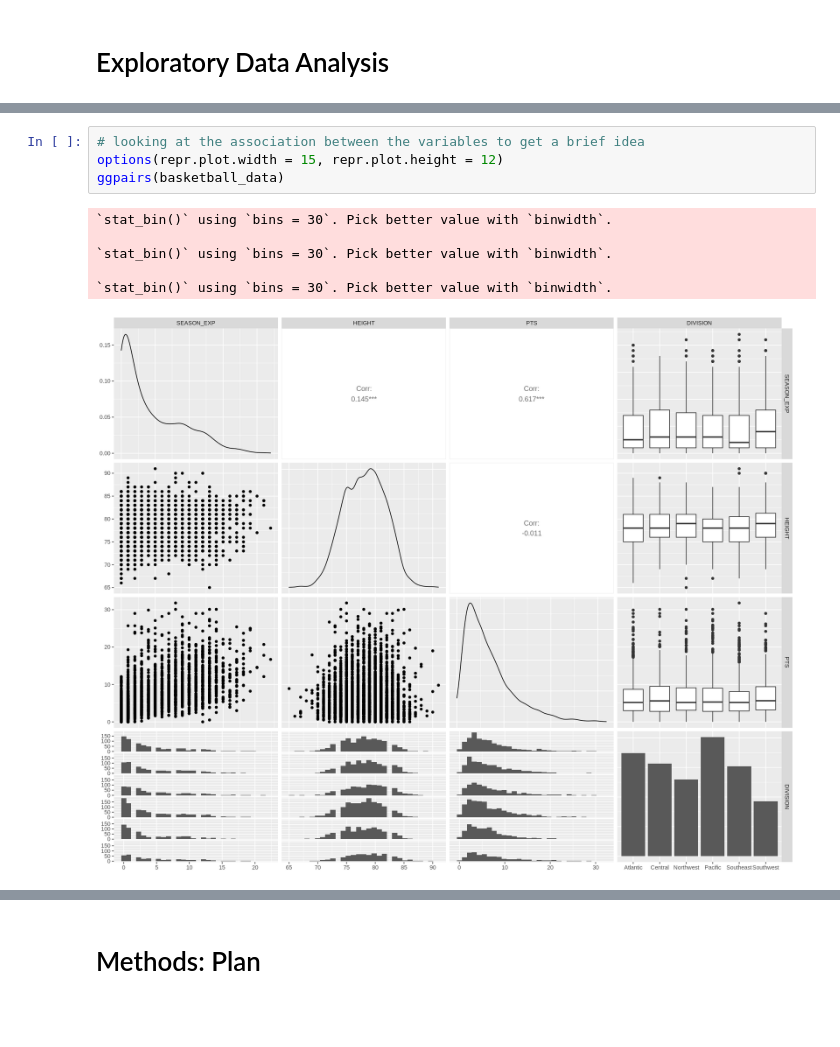
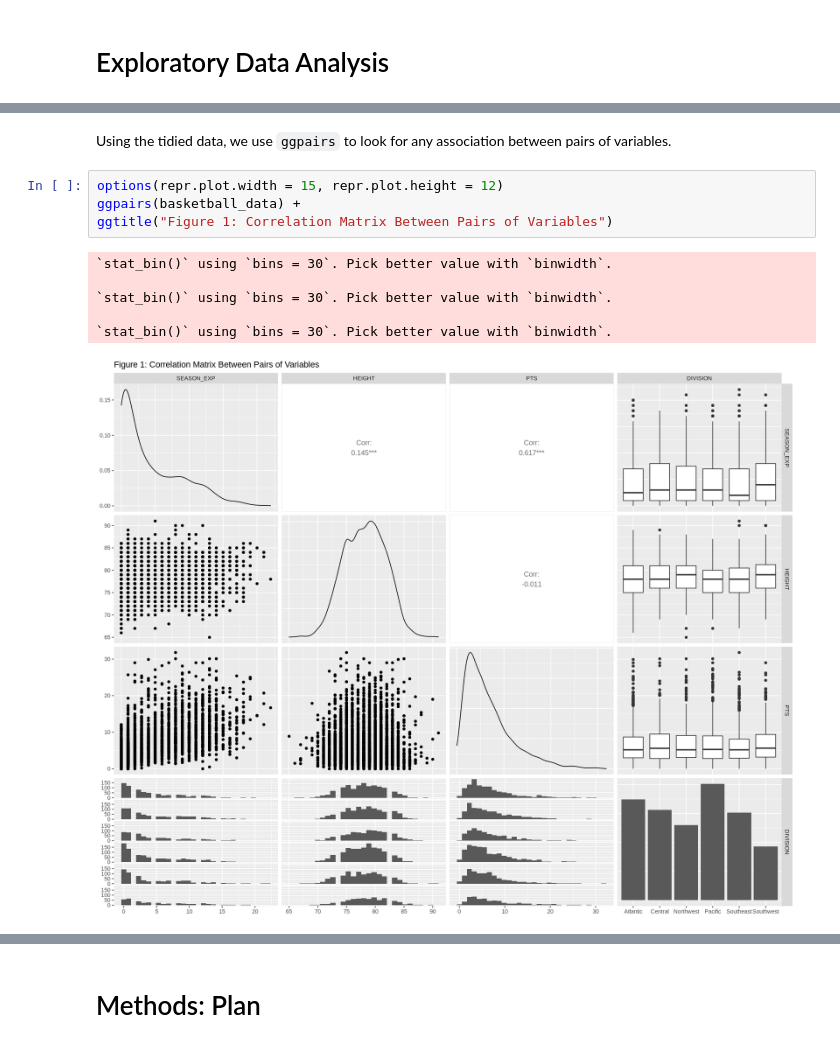
Before and after one commit to a-kong/stat301-project, a Jupyter notebook: proposal.ipynb, the cells around one changed output, grey strips where cells are left out. Cells and saved outputs as stored; diff of their text form; blank space fills up the shorter version.

```diff
--- a/proposal.ipynb
+++ b/proposal.ipynb
@@ -220,14 +143,16 @@ A tibble: 6 × 4
+# %% [markdown]
+Using the tidied data, we use `ggpairs` to look for any association between pairs of variables.
 # %%
-# looking at the association between the variables to get a brief idea
 options(repr.plot.width = 15, repr.plot.height = 12)
-ggpairs(basketball_data)
+ggpairs(basketball_data) +
+ggtitle("Figure 1: Correlation Matrix Between Pairs of Variables")
 # %% [output]
 `stat_bin()` using `bins = 30`. Pick better value with `binwidth`.
 
 `stat_bin()` using `bins = 30`. Pick better value with `binwidth`.
 
 `stat_bin()` using `bins = 30`. Pick better value with `binwidth`.
-[figure, old version]
+[figure, new version]
 # %%
 # Plotting the divisions against their mean points per game
 options(repr.plot.width = 13, repr.plot.height = 5)
```
Also changed, not shown: parts of 16 cells of this notebook.
